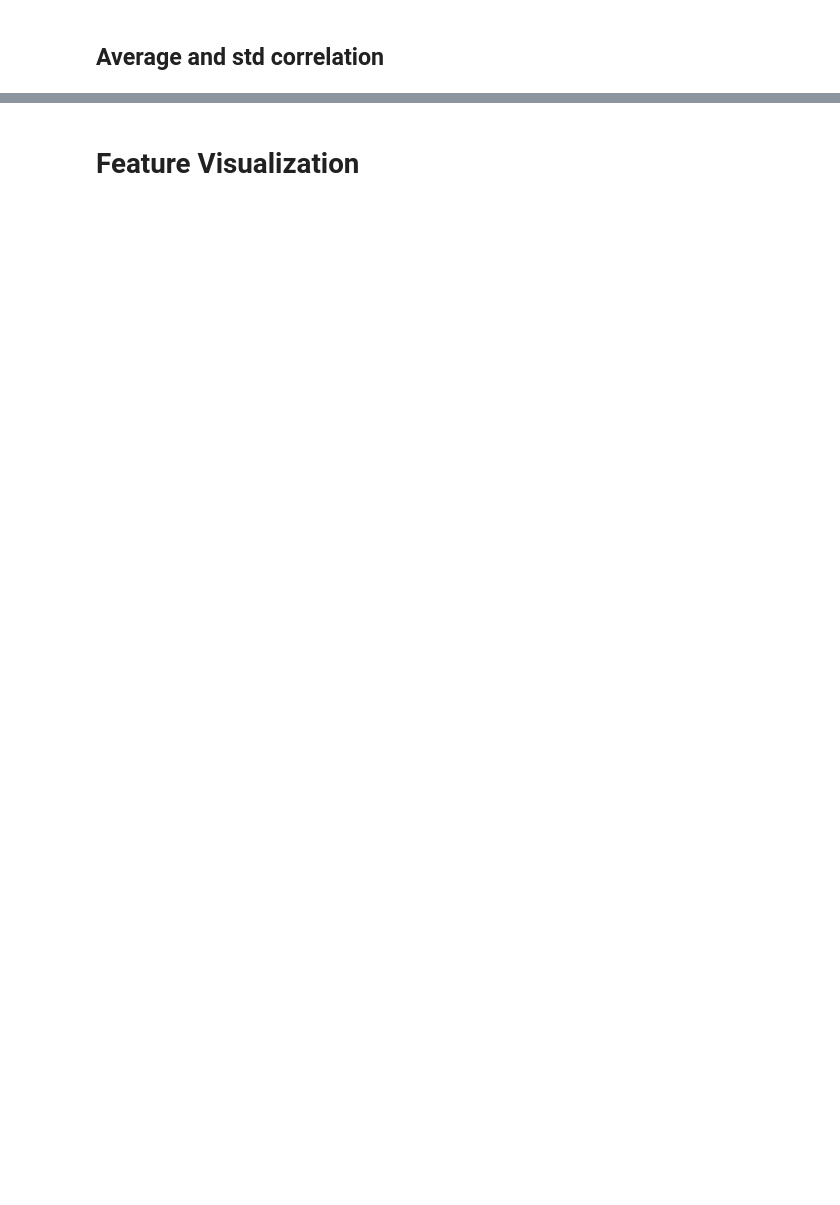
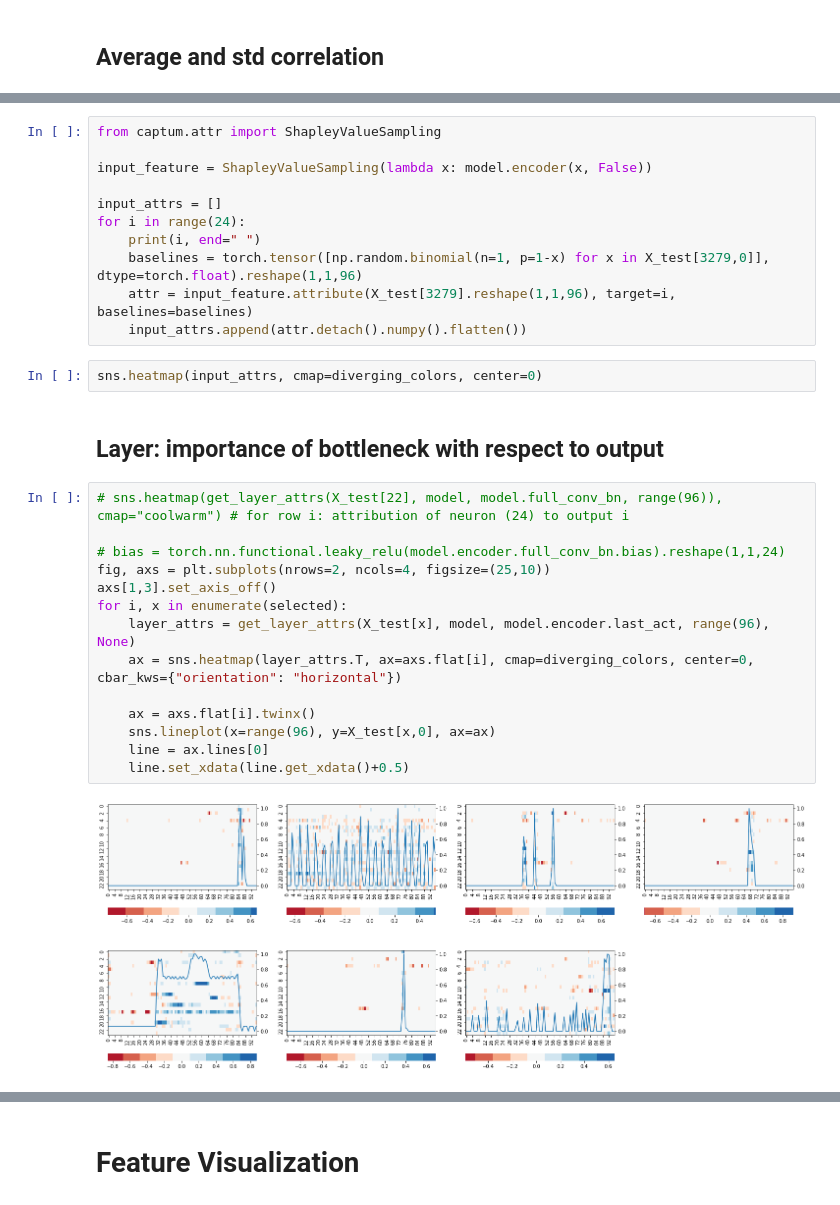
Before and after one commit to tonibofarull/TSAutoencoder, a Jupyter notebook: src/main.ipynb, the cells around one changed output, grey strips where cells are left out. Saved outputs shown, nothing was run; the diff lists cells and outputs as text; blank space fills up the shorter version.

```diff
--- a/src/main.ipynb
+++ b/src/main.ipynb
@@ -169,0 +225,31 @@ print("Accuracy:", np.sum(np.diag(cm))/np.sum(cm))
+# %%
+from captum.attr import ShapleyValueSampling
+
+input_feature = ShapleyValueSampling(lambda x: model.encoder(x, False))
+
+input_attrs = []
+for i in range(24):
+    print(i, end=" ")
+    baselines = torch.tensor([np.random.binomial(n=1, p=1-x) for x in X_test[3279,0]], dtype=torch.float).reshape(1,1,96)
+    attr = input_feature.attribute(X_test[3279].reshape(1,1,96), target=i, baselines=baselines)
+    input_attrs.append(attr.detach().numpy().flatten())
+# %%
+sns.heatmap(input_attrs, cmap=diverging_colors, center=0)
+# %% [markdown]
+## Layer: importance of bottleneck with respect to output
+# %%
+# sns.heatmap(get_layer_attrs(X_test[22], model, model.full_conv_bn, range(96)), cmap="coolwarm") # for row i: attribution of neuron (24) to output i
+
+# bias = torch.nn.functional.leaky_relu(model.encoder.full_conv_bn.bias).reshape(1,1,24)
+fig, axs = plt.subplots(nrows=2, ncols=4, figsize=(25,10))
+axs[1,3].set_axis_off()
+for i, x in enumerate(selected):
+    layer_attrs = get_layer_attrs(X_test[x], model, model.encoder.last_act, range(96), None)
+    ax = sns.heatmap(layer_attrs.T, ax=axs.flat[i], cmap=diverging_colors, center=0, cbar_kws={"orientation": "horizontal"})
+
+    ax = axs.flat[i].twinx()
+    sns.lineplot(x=range(96), y=X_test[x,0], ax=ax)
+    line = ax.lines[0]
+    line.set_xdata(line.get_xdata()+0.5)
+# %% [output]
+[figure, added]
```
Also changed, not shown: parts of 44 cells of this notebook, 6 other files.
